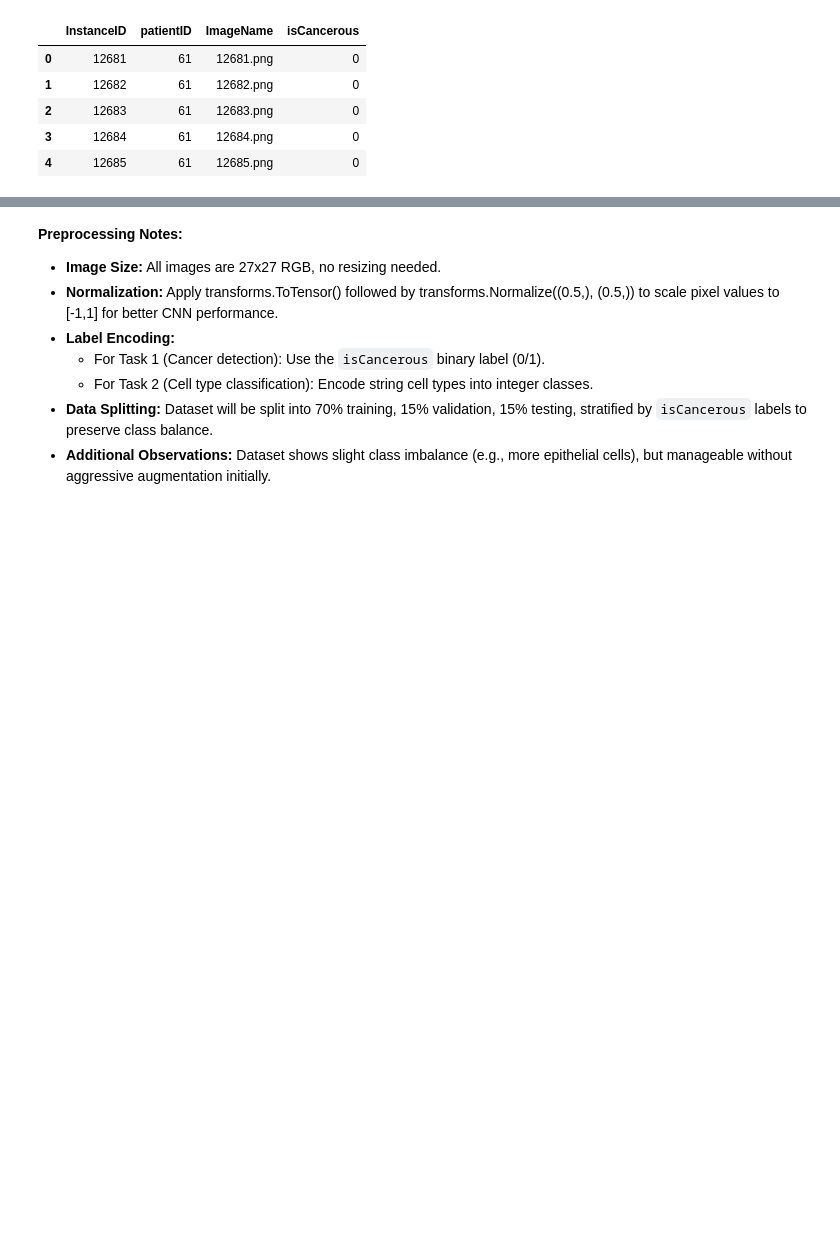
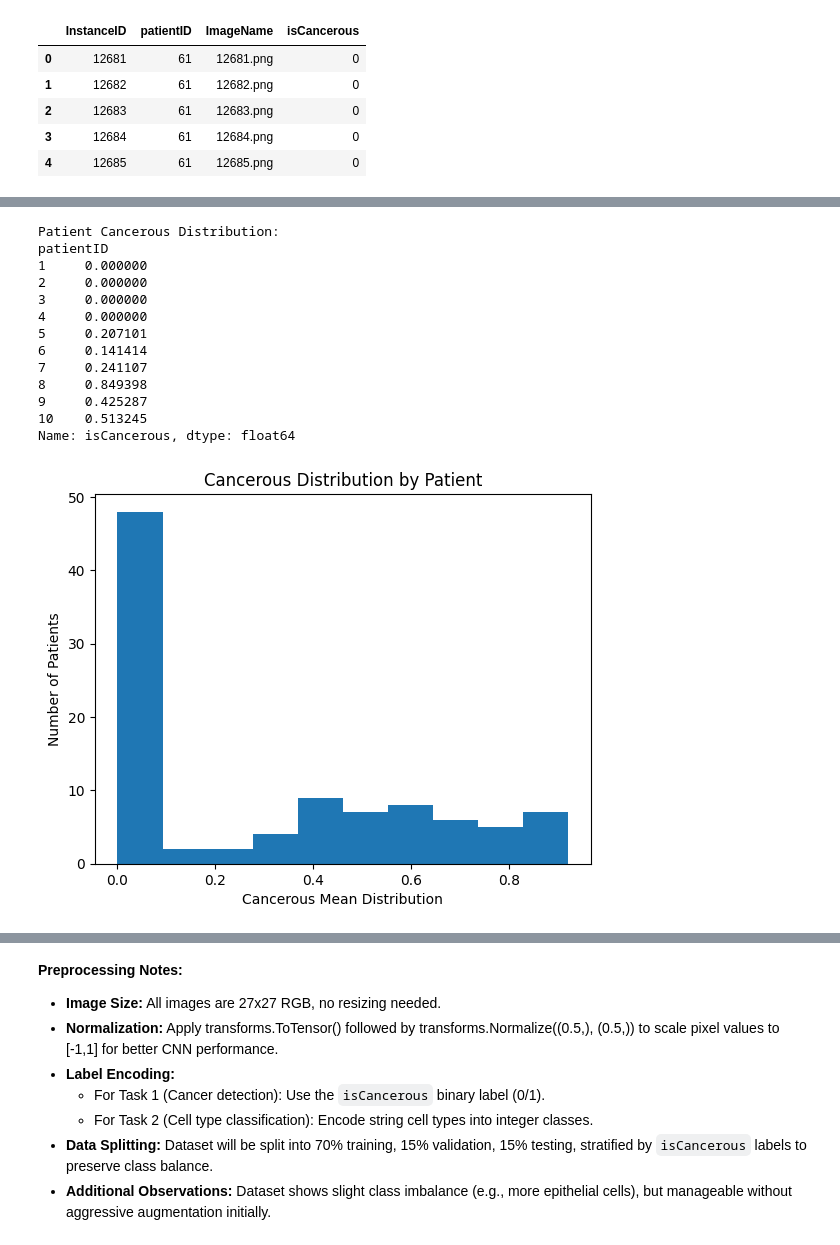
Before and after one commit to VasithaTilakumara/image-classification-cml-g30, a Jupyter notebook: notebooks/assignment2.ipynb, the cells around one changed output, grey strips where cells are left out. Saved outputs shown, nothing was run; the diff lists cells and outputs as text; code cells hidden in the pictures; blank space fills up the shorter version.

```diff
--- a/notebooks/assignment2.ipynb
+++ b/notebooks/assignment2.ipynb
@@ -122,2 +218,25 @@ Name: count, dtype: int64
+# %%
+patient_cancer_dist = combined_df.groupby('patientID')['isCancerous'].mean()
+print("Patient Cancerous Distribution:")
+print(patient_cancer_dist.head(10))
+patient_cancer_dist.plot(kind='hist', title='Cancerous Distribution by Patient')
+plt.xlabel('Cancerous Mean Distribution')
+plt.ylabel('Number of Patients')
+plt.show()
+# %% [output]
+Patient Cancerous Distribution:
+patientID
+1     0.000000
+2     0.000000
+3     0.000000
+4     0.000000
+5     0.207101
+6     0.141414
+7     0.241107
+8     0.849398
+9     0.425287
+10    0.513245
+Name: isCancerous, dtype: float64
+[figure, added]
 # %%
 # Sample Image Folder
```
Also changed, not shown: parts of 22 cells of this notebook.
